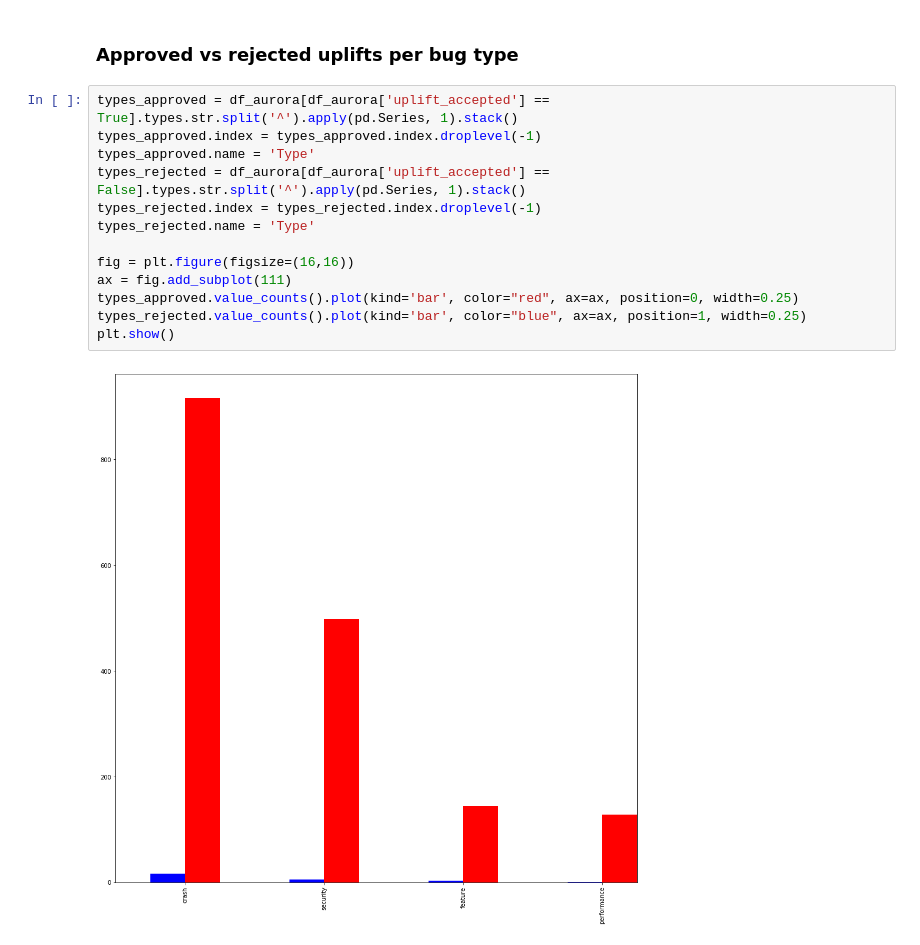
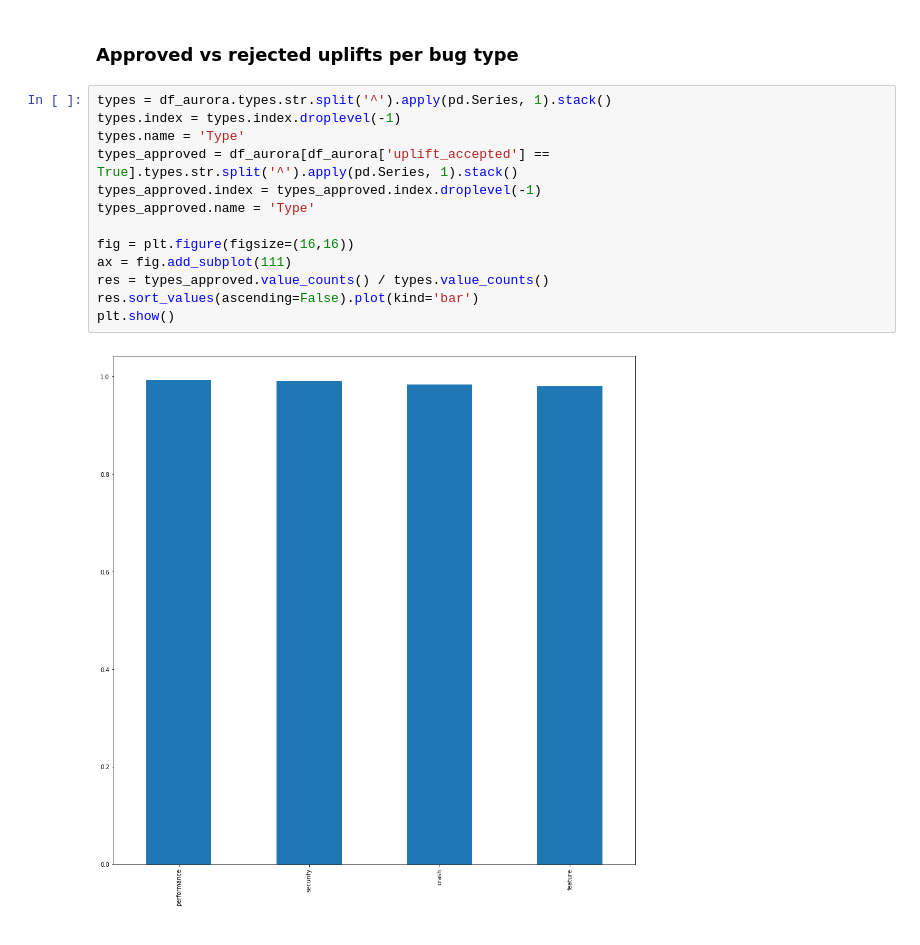
Before and after one commit to marco-c/uplift-analysis, a Jupyter notebook: plots/approved vs rejected uplifts.ipynb, the cells around one changed output. Cells and saved outputs as stored; diff of their text form.

```diff
--- a/plots/approved vs rejected uplifts.ipynb
+++ b/plots/approved vs rejected uplifts.ipynb
@@ -180,17 +249,17 @@ plt.show()
 # %% [markdown]
 ### Approved vs rejected uplifts per bug type
 # %%
+types = df_aurora.types.str.split('^').apply(pd.Series, 1).stack()
+types.index = types.index.droplevel(-1)
+types.name = 'Type'
 types_approved = df_aurora[df_aurora['uplift_accepted'] == True].types.str.split('^').apply(pd.Series, 1).stack()
 types_approved.index = types_approved.index.droplevel(-1)
 types_approved.name = 'Type'
-types_rejected = df_aurora[df_aurora['uplift_accepted'] == False].types.str.split('^').apply(pd.Series, 1).stack()
-types_rejected.index = types_rejected.index.droplevel(-1)
-types_rejected.name = 'Type'
 
 fig = plt.figure(figsize=(16,16))
 ax = fig.add_subplot(111)
-types_approved.value_counts().plot(kind='bar', color="red", ax=ax, position=0, width=0.25)
-types_rejected.value_counts().plot(kind='bar', color="blue", ax=ax, position=1, width=0.25)
+res = types_approved.value_counts() / types.value_counts()
+res.sort_values(ascending=False).plot(kind='bar')
 plt.show()
 # %% [output]
-[figure, old version]
+[figure, new version]
```
Also changed, not shown: parts of 15 cells of this notebook.
